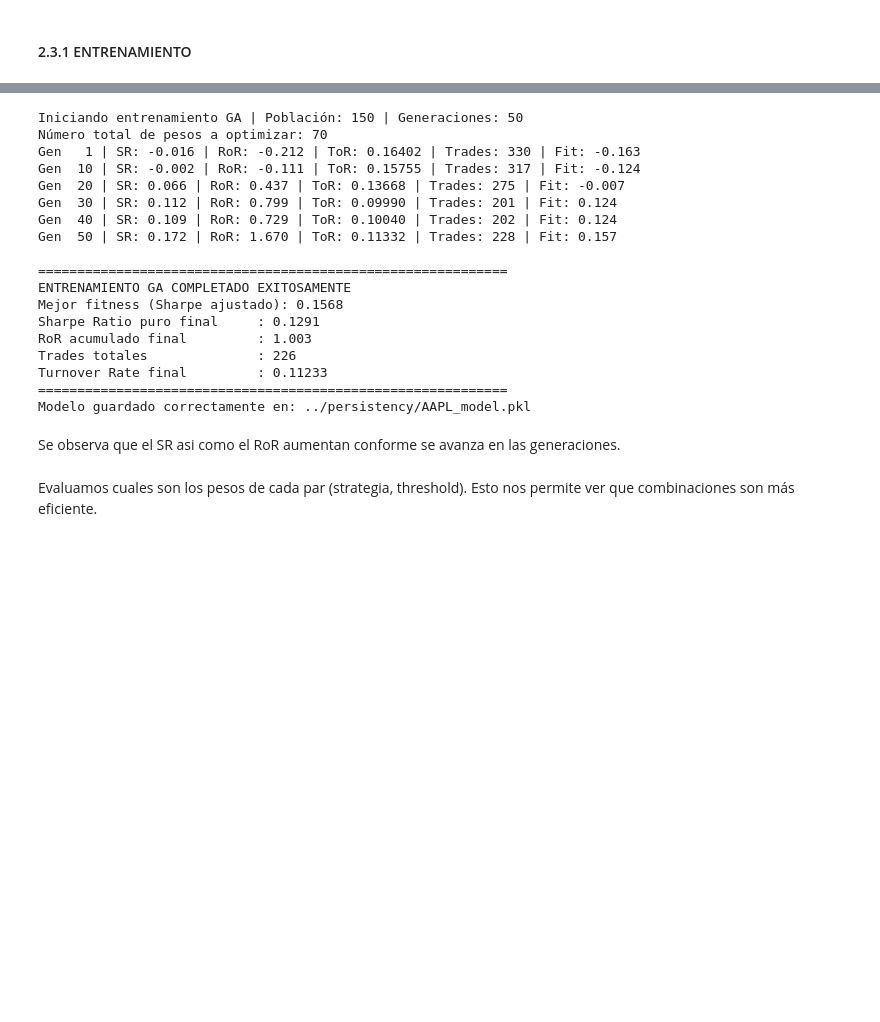
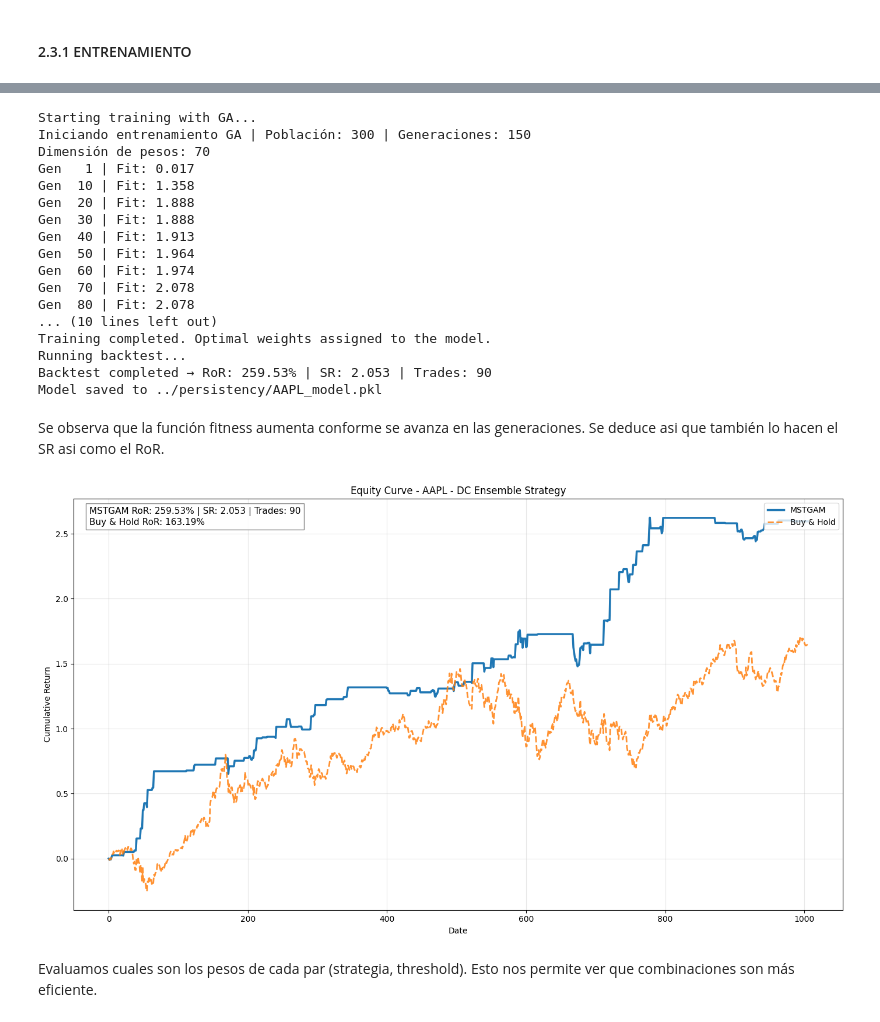
Before and after one commit to bdesia/MSTGAM-4trading, a Jupyter notebook: notebooks/AAPL analysis.ipynb, the cells around one changed output, grey strips where cells are left out. Drawn from its saved outputs; the diff is of its cells as text; code cells hidden in the pictures; blank space fills up the shorter version.

```diff
--- a/notebooks/AAPL analysis.ipynb
+++ b/notebooks/AAPL analysis.ipynb
@@ -117,26 +130,41 @@ Donde:
 # %%
-trader.fit()
+
+trader.train(method='GA',
+            pop_size=300,          # mayor diversidad
+            n_gen=150,             # más tiempo para converger
+            cxpb=0.7,              # menos explotación vía crossover
+            mutpb=0.25,            # más introducción de novedades
+            indpb=0.2,             # si aplica mutación por gen
+            tournsize=2            # menor presión selectiva
+            )
+
+# Guardar el mejor modelo
+trader.save_model()
 # %% [output]
-Iniciando entrenamiento GA | Población: 150 | Generaciones: 50
-Número total de pesos a optimizar: 70
-Gen   1 | SR: -0.016 | RoR: -0.212 | ToR: 0.16402 | Trades: 330 | Fit: -0.163
-Gen  10 | SR: -0.002 | RoR: -0.111 | ToR: 0.15755 | Trades: 317 | Fit: -0.124
-Gen  20 | SR: 0.066 | RoR: 0.437 | ToR: 0.13668 | Trades: 275 | Fit: -0.007
-Gen  30 | SR: 0.112 | RoR: 0.799 | ToR: 0.09990 | Trades: 201 | Fit: 0.124
-Gen  40 | SR: 0.109 | RoR: 0.729 | ToR: 0.10040 | Trades: 202 | Fit: 0.124
-Gen  50 | SR: 0.172 | RoR: 1.670 | ToR: 0.11332 | Trades: 228 | Fit: 0.157
-
-============================================================
-ENTRENAMIENTO GA COMPLETADO EXITOSAMENTE
-Mejor fitness (Sharpe ajustado): 0.1568
-Sharpe Ratio puro final     : 0.1291
-RoR acumulado final         : 1.003
-Trades totales              : 226
-Turnover Rate final         : 0.11233
-============================================================
-Modelo guardado correctamente en: ../persistency/AAPL_model.pkl
+Starting training with GA...
+Iniciando entrenamiento GA | Población: 300 | Generaciones: 150
+Dimensión de pesos: 70
+Gen   1 | Fit: 0.017
+Gen  10 | Fit: 1.358
+Gen  20 | Fit: 1.888
+Gen  30 | Fit: 1.888
+Gen  40 | Fit: 1.913
+Gen  50 | Fit: 1.964
+Gen  60 | Fit: 1.974
+Gen  70 | Fit: 2.078
+Gen  80 | Fit: 2.078
+... (10 lines left out)
+Training completed. Optimal weights assigned to the model.
+Running backtest...
+Backtest completed → RoR: 259.53% | SR: 2.053 | Trades: 90
+Model saved to ../persistency/AAPL_model.pkl
 # %% [markdown]
-Se observa que el SR asi como el RoR aumentan conforme se avanza en las generaciones.
+Se observa que la función fitness aumenta conforme se avanza en las generaciones. Se deduce asi que también lo hacen el SR asi como el RoR.
+# %%
+# Ver resultados
+trader.plot_equity()
+# %% [output]
+[figure, added]
 # %% [markdown]
 Evaluamos cuales son los pesos de cada par (strategia, threshold). Esto nos permite ver que combinaciones son más eficiente.
 # %%
```
Also changed, not shown: parts of 10 cells of this notebook, 14 other files.
